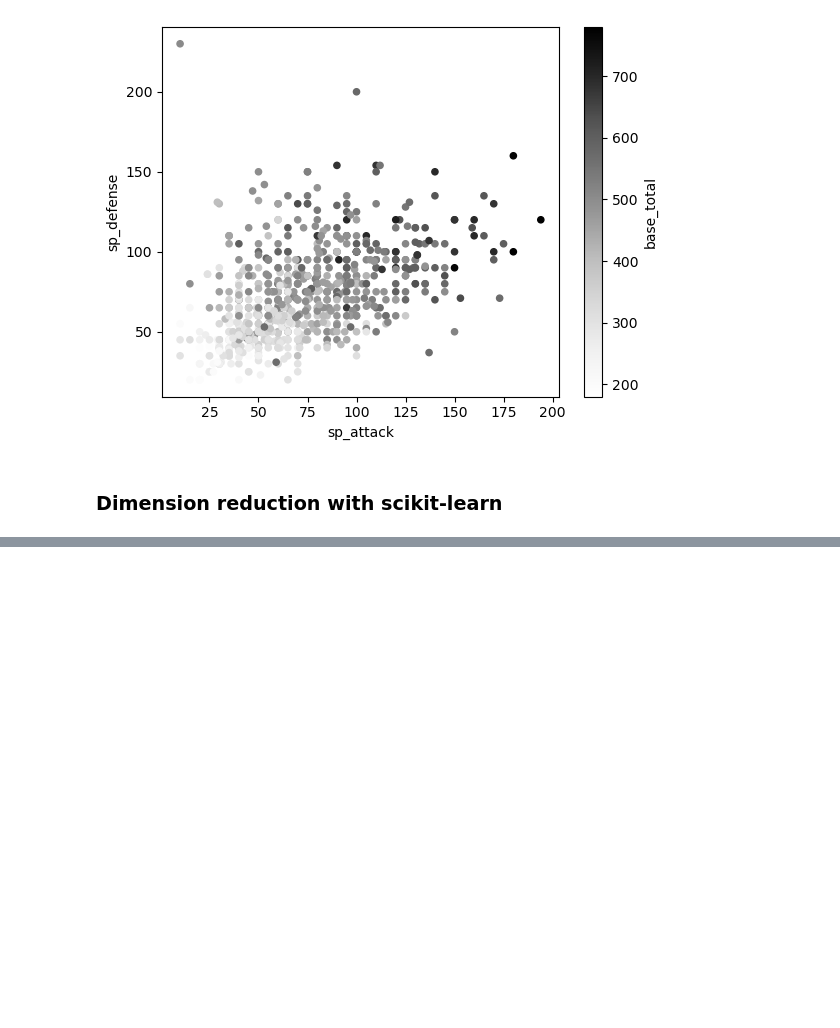
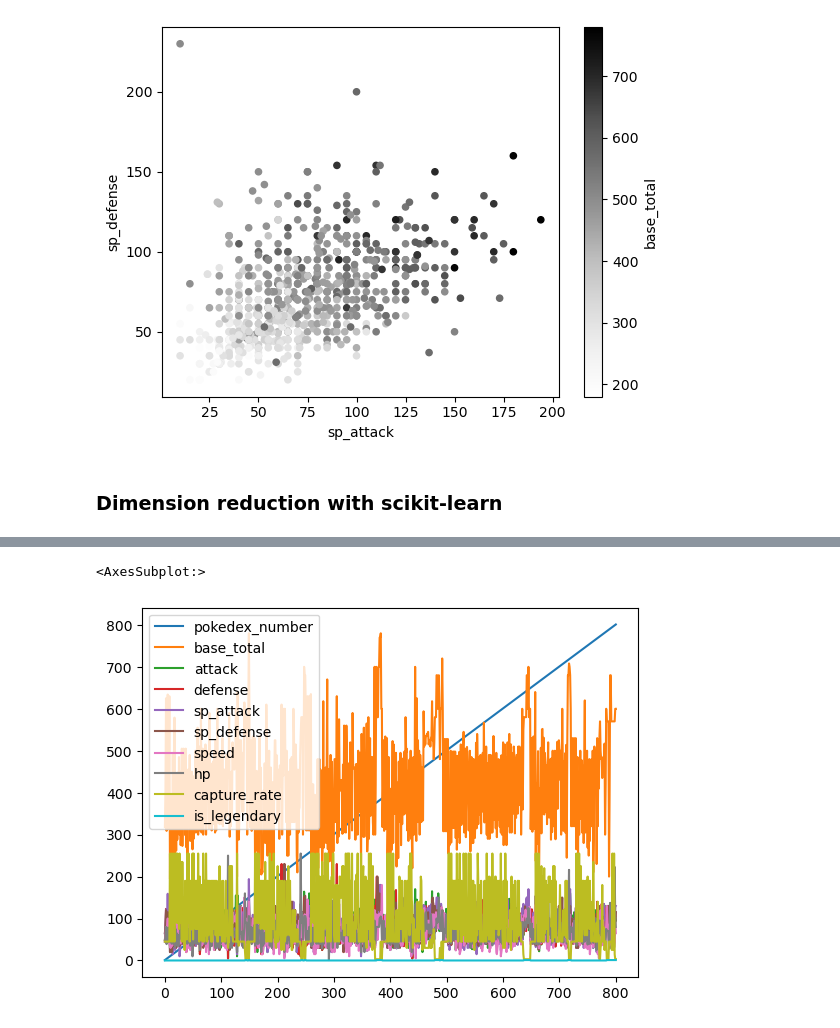
Before and after one commit to fongc123/notes, a Jupyter notebook: src/data visualization/pokemon.ipynb, the cells around one changed output, grey strips where cells are left out. Drawn from its saved outputs; the diff is of its cells as text; code cells hidden in the pictures; blank space fills up the shorter version.

```diff
--- a/src/data visualization/pokemon.ipynb
+++ b/src/data visualization/pokemon.ipynb
@@ -621,0 +609,4 @@ Chart({
+# %%
+# Exercise 4 tasks
+df = pd.read_csv("pokemon.csv")
+df.head(20)
@@ -621,0 +648,5 @@ Chart({
+# %%
+df.plot(x = )
+# %% [output]
+<AxesSubplot:>
+[figure, added]
```
Also changed, not shown: parts of 8 cells of this notebook, 1 other file.
